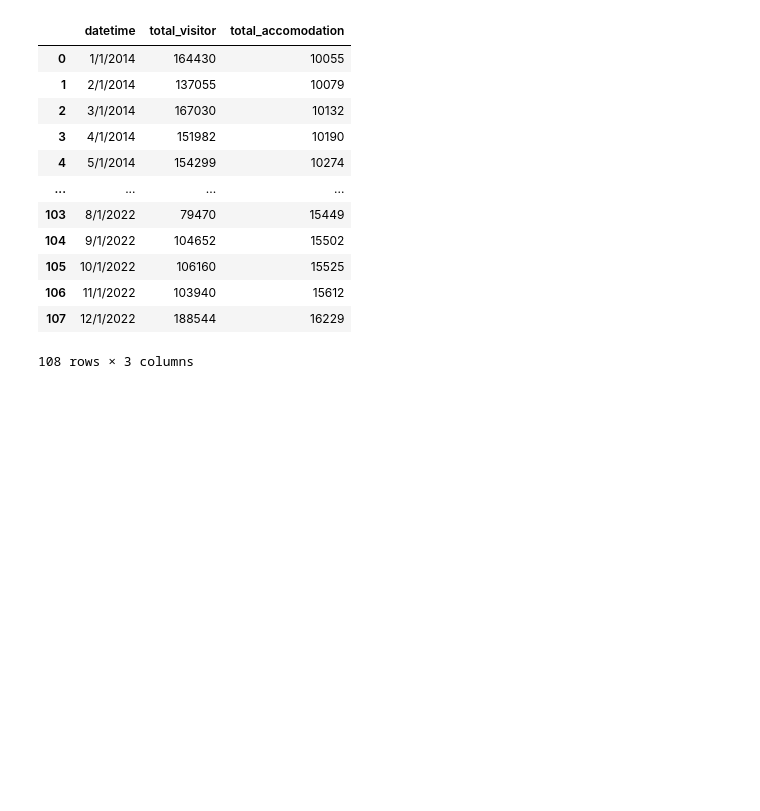
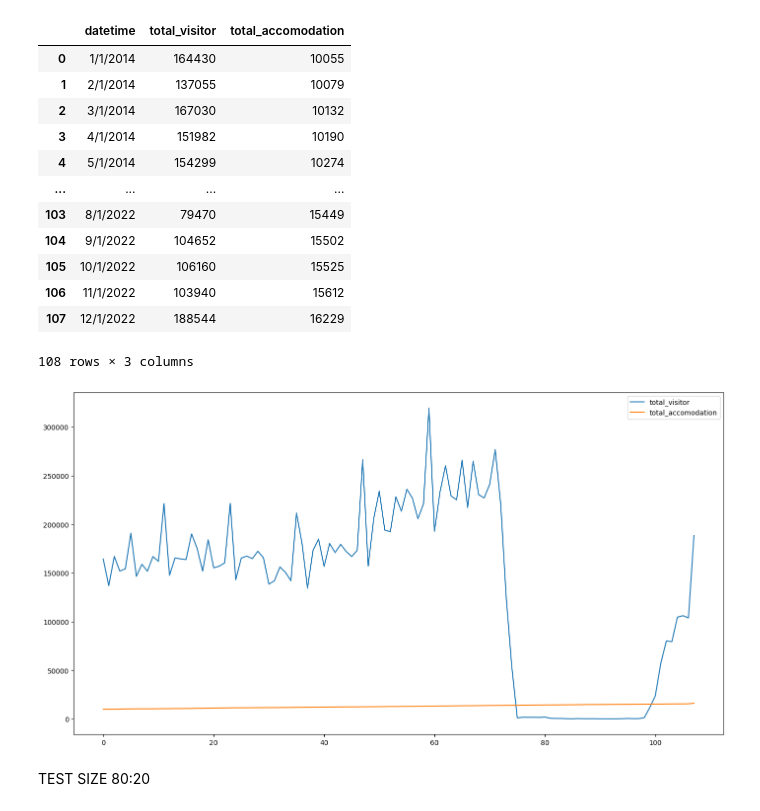
Before and after one commit to CallMePo/Final-Project---PMA, a Jupyter notebook: main.ipynb, the cells around one changed output. Cells and saved outputs as stored; diff of their text form; code cells hidden in the pictures; blank space fills up the shorter version.

```diff
--- a/main.ipynb
+++ b/main.ipynb
@@ -32,3 +30,8 @@ df
 | 106 | 11/1/2022 | 103940 | 15612 |
 | 107 | 12/1/2022 | 188544 | 16229 |
 108 rows × 3 columns
+# %%
+df.plot(figsize=(17, 9),legend=True)
+plt.show()
+# %% [output]
+[figure, added]
@@ -34,0 +51,2 @@ df
+# %% [markdown]
+TEST SIZE 80:20
```
Also changed, not shown: parts of 12 cells of this notebook.
